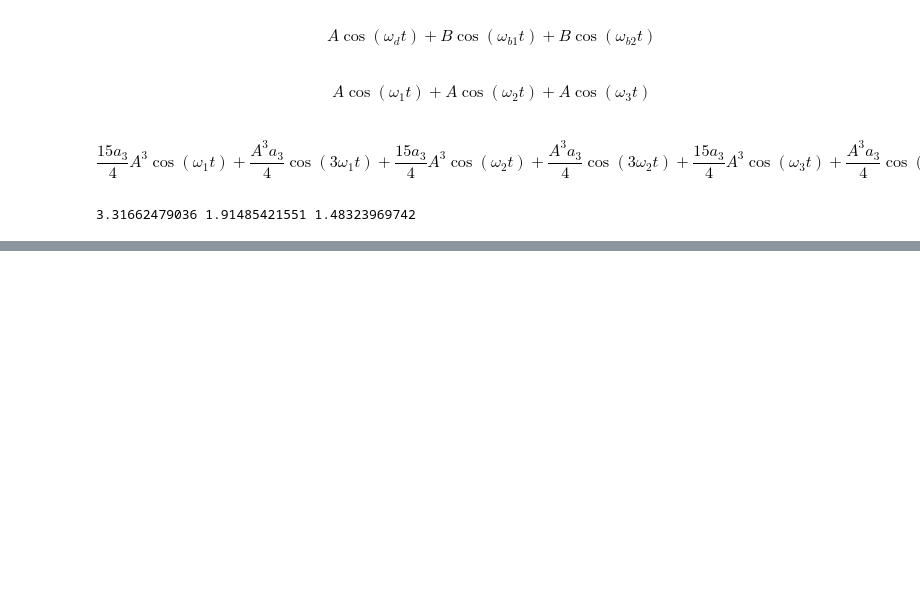
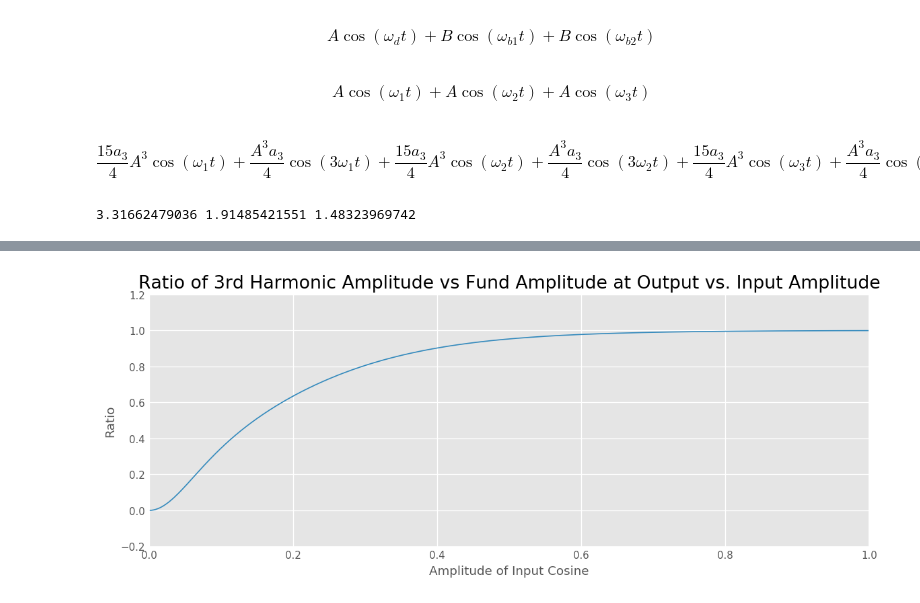
Before and after one commit to vighneshiyer/ee142, a Jupyter notebook: HW/hw9/hw9.ipynb, the cells around one changed output, grey strips where cells are left out. Saved outputs shown, nothing was run; the diff lists cells and outputs as text; code cells hidden in the pictures; blank space fills up the shorter version.

```diff
--- a/HW/hw9/hw9.ipynb
+++ b/HW/hw9/hw9.ipynb
@@ -154,0 +171,21 @@ plt.plot(np.fft.fftfreq(sample_points.shape[-1]), np.fft.fft(I_out))
+# %%
+# Problem 1e
+w, h = plt.figaspect(0.35)
+fig = plt.figure(figsize=(w,h))
+As = []
+Ratios = []
+for A in np.linspace(0.0001, 1, 1000):
+    Y, frq = I_out(A, perform_plot=False)
+    fund_index = np.where(frq==100e6)
+    third_harm_index = np.where(frq==300e6)
+    As.append(A)
+    Ratios.append((np.abs(Y[third_harm_index]) /np.abs(Y[fund_index])))
+    #print('A: %f, fund amp: %f, 3rd harm amp: %f' % (A, np.abs(Y[fund_index]), np.abs(Y[third_harm_index])))
+    #print('ratio: %f' % (np.abs(Y[fund_index]) /np.abs(Y[third_harm_index])))
+plt.plot(As, Ratios)
+plt.xlabel('Amplitude of Input Cosine')
+plt.title('Ratio of 3rd Harmonic Amplitude vs Fund Amplitude at Output vs. Input Amplitude')
+plt.ylabel('Ratio')
+plt.savefig('figs/problem1e_A_sweep.pdf', bbox_inches='tight', dpi=300)
+# %% [output]
+[figure, added]
```
Also changed, not shown: parts of 3 cells of this notebook, 5 other files.
